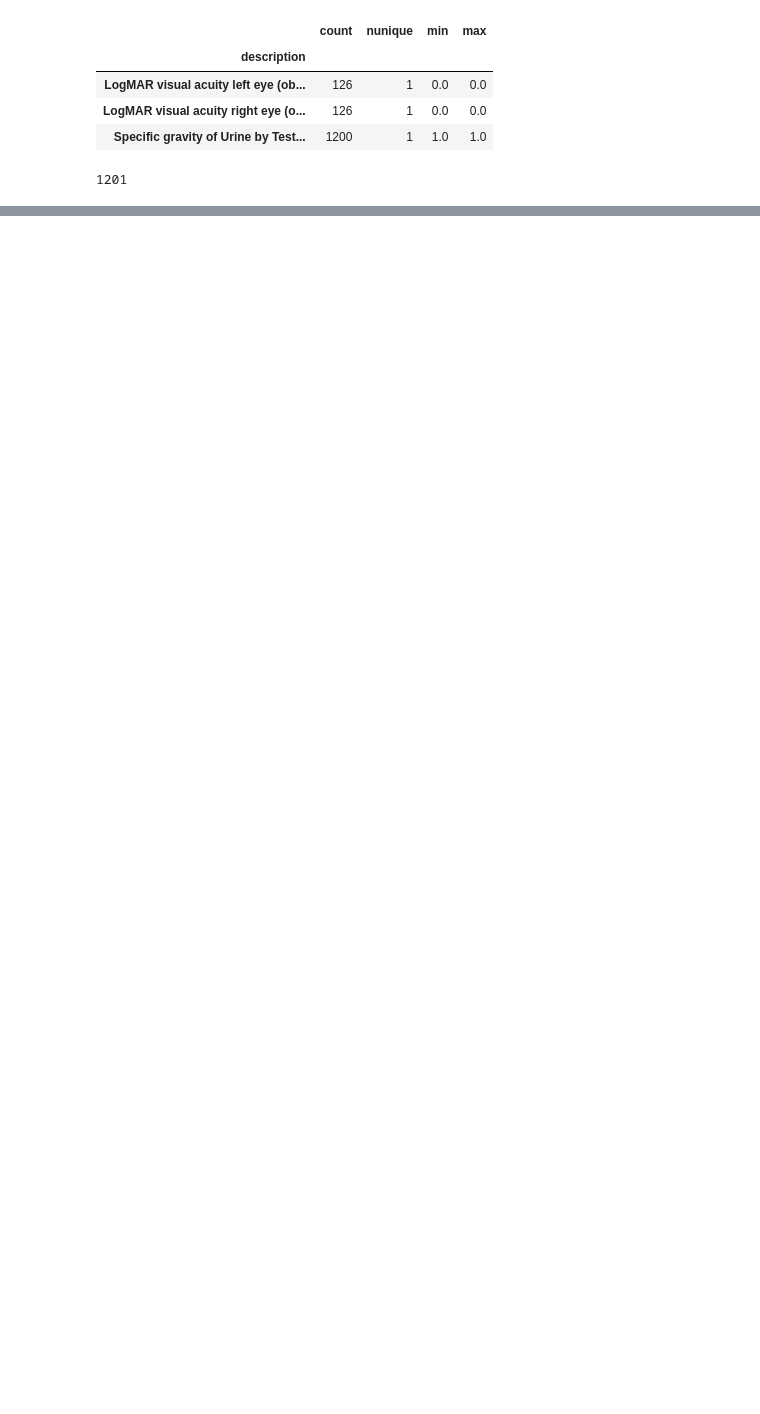
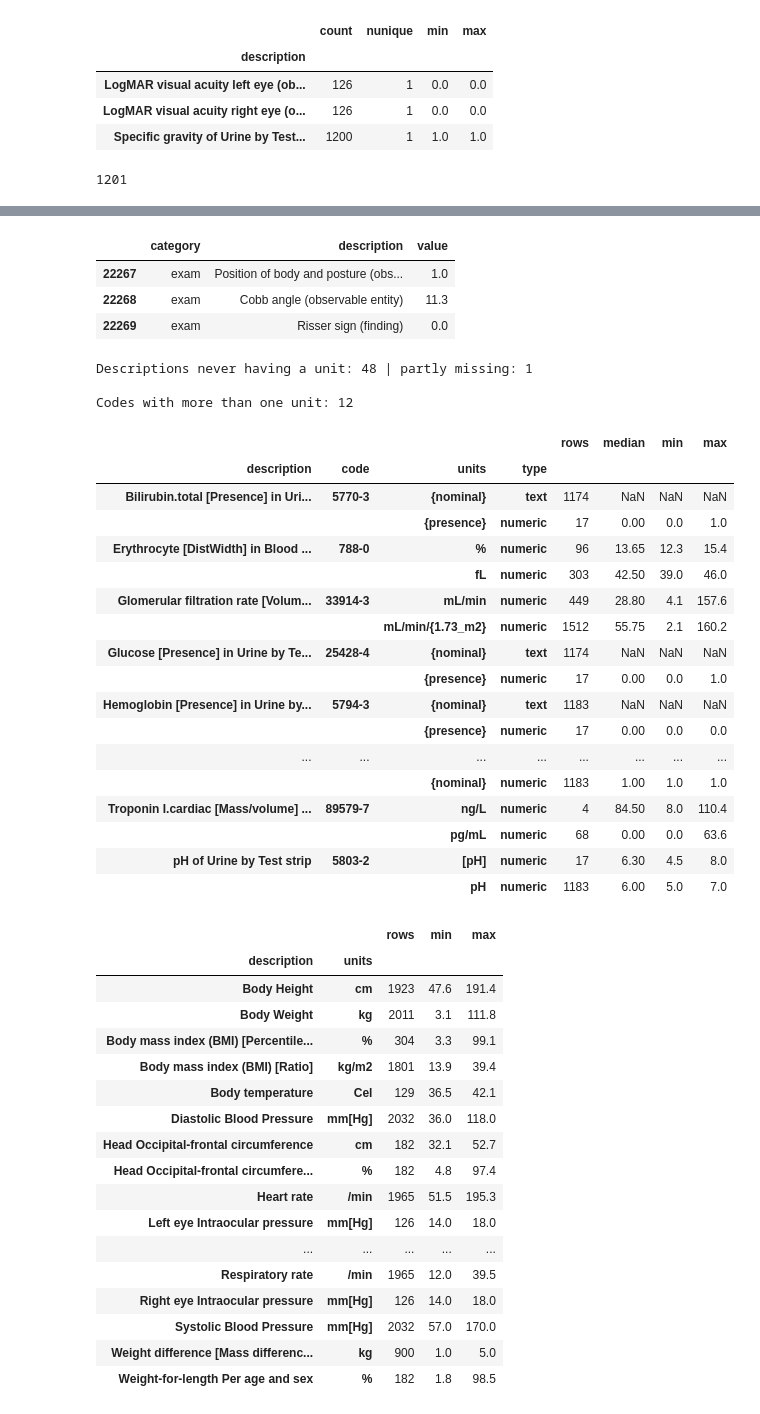
Before and after one commit to filfish2007-cav/Hospital_LLM, a Jupyter notebook: DataCleaning_EDA.ipynb, the cells around one changed output, grey strips where cells are left out. Drawn from its saved outputs; the diff is of its cells as text; code cells hidden in the pictures; blank space fills up the shorter version.

```diff
--- a/DataCleaning_EDA.ipynb
+++ b/DataCleaning_EDA.ipynb
@@ -2840,0 +2849,34 @@ print(obs['suspect_value_flag'].sum())      # 1 + 1,200 = 1,201
+# %%
+obs = data['observations']
+obs['value_num'] = pd.to_numeric(obs['value'], errors='coerce')
+
+# 1. Spelling / formatting of the unit strings
+u = obs['units'].dropna()
+print("Distinct units:", u.nunique(), "| whitespace:", (u != u.str.strip()).sum(), "| blank:", (u.str.strip() == '').sum())
+norm = u.str.lower().str.replace(r'[\s\[\]{}()]', '', regex=True)   # ignore case and bracket style
+clash = u.groupby(norm).unique()
+print("Units that collapse to the same text:"); print(clash[clash.apply(len) > 1])
+print(u.value_counts())
+
+# 2. Missing units, by type
+print("\nMissing units by type:"); print(obs.groupby('type')['units'].apply(lambda s: s.isna().sum()))
+print("Numeric rows with no unit:")
+display(obs[(obs['type'] == 'numeric') & obs['units'].isna()][['category', 'description', 'value']].drop_duplicates('description'))
+by_desc = obs.groupby('description')['units'].agg(rows='size', missing=lambda s: s.isna().sum())
+print("Descriptions never having a unit:", (by_desc['missing'] == by_desc['rows']).sum(),
+      "| partly missing:", ((by_desc['missing'] > 0) & (by_desc['missing'] < by_desc['rows'])).sum())
+
+# 3. One measurement, several units
+n_units = obs.groupby('code')['units'].nunique()
+multi = n_units[n_units > 1].index
+print("\nCodes with more than one unit:", len(multi))
+display(obs[obs['code'].isin(multi)]
+        .groupby(['description', 'code', 'units', 'type'], dropna=False)
+        .agg(rows=('value_num', 'size'), median=('value_num', 'median'),
+             min=('value_num', 'min'), max=('value_num', 'max')).round(2))
+
+# 4. Do units match what the measurement should be?
+display(obs[obs['category'] == 'vital-signs']
+        .groupby(['description', 'units']).agg(rows=('value_num', 'size'),
+                                              min=('value_num', 'min'), max=('value_num', 'max')).round(1))
+# %% [output]
@@ -2840,0 +2900,43 @@ print(obs['suspect_value_flag'].sum())      # 1 + 1,200 = 1,201
+|  | category | description | value |
+| 22267 | exam | Position of body and posture (obs... | 1.0 |
+| 22268 | exam | Cobb angle (observable entity) | 11.3 |
+| 22269 | exam | Risser sign (finding) | 0.0 |
+Descriptions never having a unit: 48 | partly missing: 1
+
+Codes with more than one unit: 12
+|  |  |  |  | rows | median | min | max |
+| description | code | units | type |  |  |  |  |
+| Bilirubin.total [Presence] in Uri... | 5770-3 | {nominal} | text | 1174 | NaN | NaN | NaN |
+|  |  | {presence} | numeric | 17 | 0.00 | 0.0 | 1.0 |
+| Erythrocyte [DistWidth] in Blood ... | 788-0 | % | numeric | 96 | 13.65 | 12.3 | 15.4 |
+|  |  | fL | numeric | 303 | 42.50 | 39.0 | 46.0 |
+| Glomerular filtration rate [Volum... | 33914-3 | mL/min | numeric | 449 | 28.80 | 4.1 | 157.6 |
+|  |  | mL/min/{1.73_m2} | numeric | 1512 | 55.75 | 2.1 | 160.2 |
+| Glucose [Presence] in Urine by Te... | 25428-4 | {nominal} | text | 1174 | NaN | NaN | NaN |
+|  |  | {presence} | numeric | 17 | 0.00 | 0.0 | 1.0 |
+| Hemoglobin [Presence] in Urine by... | 5794-3 | {nominal} | text | 1183 | NaN | NaN | NaN |
+|  |  | {presence} | numeric | 17 | 0.00 | 0.0 | 0.0 |
+| ... | ... | ... | ... | ... | ... | ... | ... |
+|  |  | {nominal} | numeric | 1183 | 1.00 | 1.0 | 1.0 |
+| Troponin I.cardiac [Mass/volume] ... | 89579-7 | ng/L | numeric | 4 | 84.50 | 8.0 | 110.4 |
+|  |  | pg/mL | numeric | 68 | 0.00 | 0.0 | 63.6 |
+| pH of Urine by Test strip | 5803-2 | [pH] | numeric | 17 | 6.30 | 4.5 | 8.0 |
+|  |  | pH | numeric | 1183 | 6.00 | 5.0 | 7.0 |
+|  |  | rows | min | max |
+| description | units |  |  |  |
+| Body Height | cm | 1923 | 47.6 | 191.4 |
+| Body Weight | kg | 2011 | 3.1 | 111.8 |
+| Body mass index (BMI) [Percentile... | % | 304 | 3.3 | 99.1 |
+| Body mass index (BMI) [Ratio] | kg/m2 | 1801 | 13.9 | 39.4 |
+| Body temperature | Cel | 129 | 36.5 | 42.1 |
+| Diastolic Blood Pressure | mm[Hg] | 2032 | 36.0 | 118.0 |
+| Head Occipital-frontal circumference | cm | 182 | 32.1 | 52.7 |
+| Head Occipital-frontal circumfere... | % | 182 | 4.8 | 97.4 |
+| Heart rate | /min | 1965 | 51.5 | 195.3 |
+| Left eye Intraocular pressure | mm[Hg] | 126 | 14.0 | 18.0 |
+| ... | ... | ... | ... | ... |
+| Respiratory rate | /min | 1965 | 12.0 | 39.5 |
+| Right eye Intraocular pressure | mm[Hg] | 126 | 14.0 | 18.0 |
+| Systolic Blood Pressure | mm[Hg] | 2032 | 57.0 | 170.0 |
+| Weight difference [Mass differenc... | kg | 900 | 1.0 | 5.0 |
+| Weight-for-length Per age and sex | % | 182 | 1.8 | 98.5 |
```
Also changed, not shown: parts of 20 cells of this notebook.
